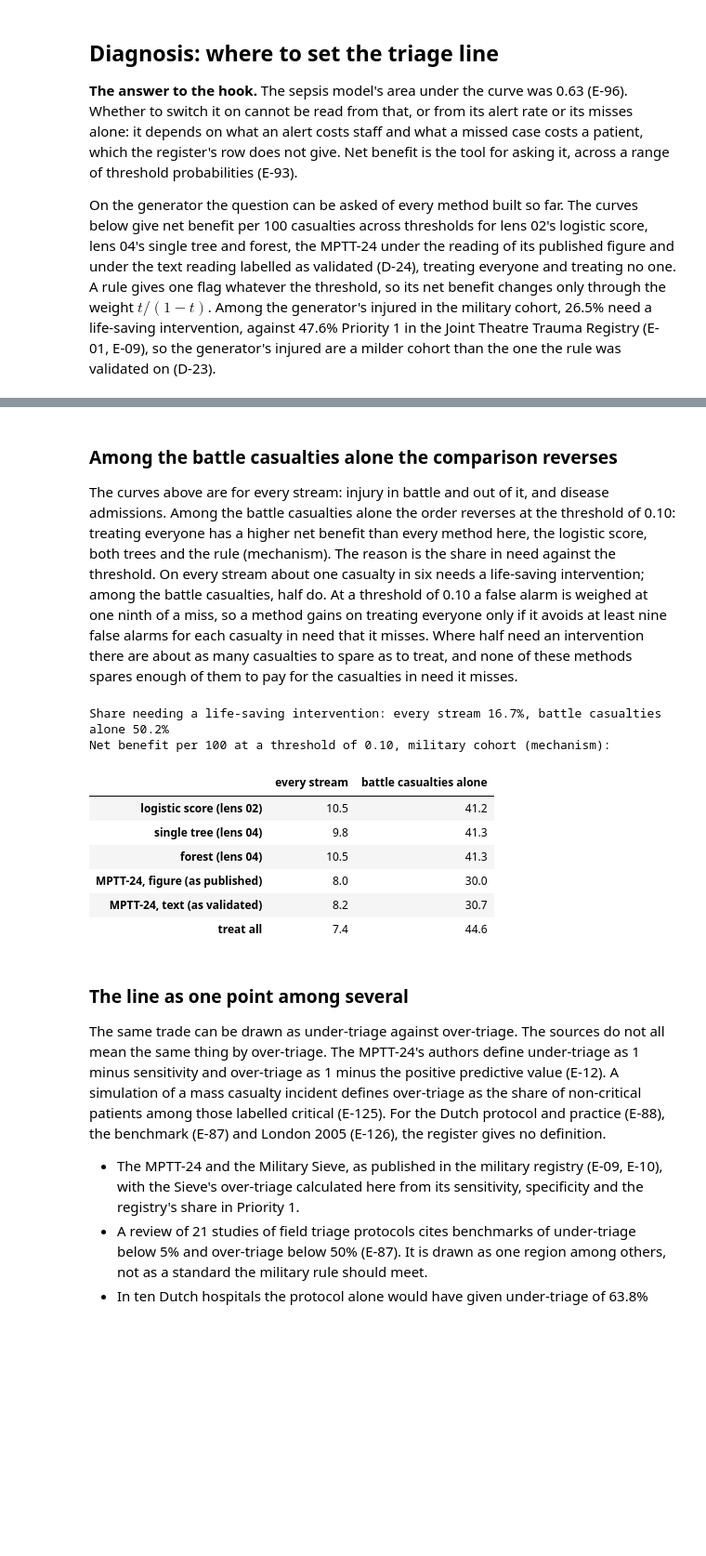
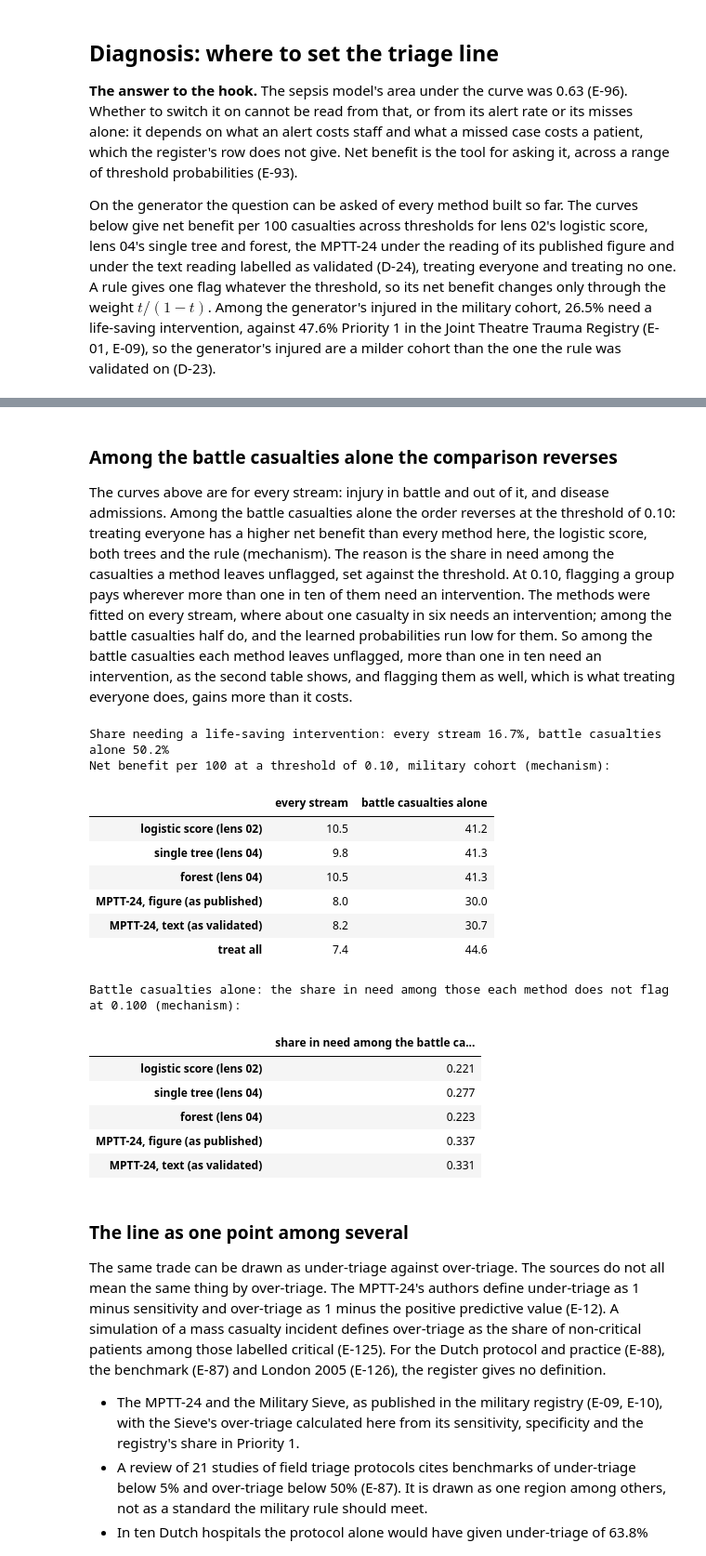
Before and after one commit to RossTylr/inference-labs, a Jupyter notebook: notebooks/10_decision_theory.ipynb, the cells around one changed output, grey strips where cells are left out. Shown at 93% size. Drawn from its saved outputs; the diff is of its cells as text; code cells hidden in the pictures; blank space fills up the shorter version.

```diff
--- a/notebooks/10_decision_theory.ipynb
+++ b/notebooks/10_decision_theory.ipynb
@@ -187,23 +187,32 @@ nb.loc[[0.05, 0.1, 0.2, 0.3]].round(2)
 # %% [markdown]
 ### Among the battle casualties alone the comparison reverses
 
-The curves above are for every stream: injury in battle and out of it, and disease admissions. Among the battle casualties alone the order reverses at the threshold of 0.10: treating everyone has a higher net benefit than every method here, the logistic score, both trees and the rule (mechanism). The reason is the share in need against the threshold. On every stream about one casualty in six needs a life-saving intervention; among the battle casualties, half do. At a threshold of 0.10 a false alarm is weighed at one ninth of a miss, so a method gains on treating everyone only if it avoids at least nine false alarms for each casualty in need that it misses. Where half need an intervention there are about as many casualties to spare as to treat, and none of these methods spares enough of them to pay for the casualties in need it misses.
+The curves above are for every stream: injury in battle and out of it, and disease admissions. Among the battle casualties alone the order reverses at the threshold of 0.10: treating everyone has a higher net benefit than every method here, the logistic score, both trees and the rule (mechanism). The reason is the share in need among the casualties a method leaves unflagged, set against the threshold. At 0.10, flagging a group pays wherever more than one in ten of them need an intervention. The methods were fitted on every stream, where about one casualty in six needs an intervention; among the battle casualties half do, and the learned probabilities run low for them. So among the battle casualties each method leaves unflagged, more than one in ten need an intervention, as the second table shows, and flagging them as well, which is what treating everyone does, gains more than it costs.
 # %%
 share = decision.battle_share_in_need()
 print(f"Share needing a life-saving intervention: every stream {share['every stream']:.1%}, "
       f"battle casualties alone {share['battle casualties alone']:.1%}")
 print(f"Net benefit per 100 at a threshold of {decision.threshold():.2f}, military cohort (mechanism):")
-decision.battle_reversal().round(1)
+display(decision.battle_reversal().round(1))
+print(f"Battle casualties alone: the share in need among those each method does not flag at {decision.threshold():.3f} (mechanism):")
+display(decision.unflagged_need().round(3).to_frame())
 # %% [output]
 Share needing a life-saving intervention: every stream 16.7%, battle casualties alone 50.2%
 Net benefit per 100 at a threshold of 0.10, military cohort (mechanism):
 |  | every stream | battle casualties alone |
 | logistic score (lens 02) | 10.5 | 41.2 |
 | single tree (lens 04) | 9.8 | 41.3 |
 | forest (lens 04) | 10.5 | 41.3 |
 | MPTT-24, figure (as published) | 8.0 | 30.0 |
 | MPTT-24, text (as validated) | 8.2 | 30.7 |
 | treat all | 7.4 | 44.6 |
+Battle casualties alone: the share in need among those each method does not flag at 0.100 (mechanism):
+|  | share in need among the battle ca... |
+| logistic score (lens 02) | 0.221 |
+| single tree (lens 04) | 0.277 |
+| forest (lens 04) | 0.223 |
+| MPTT-24, figure (as published) | 0.337 |
+| MPTT-24, text (as validated) | 0.331 |
 # %% [markdown]
 ### The line as one point among several
 
```
Also changed, not shown: parts of 11 cells of this notebook, 8 other files.
